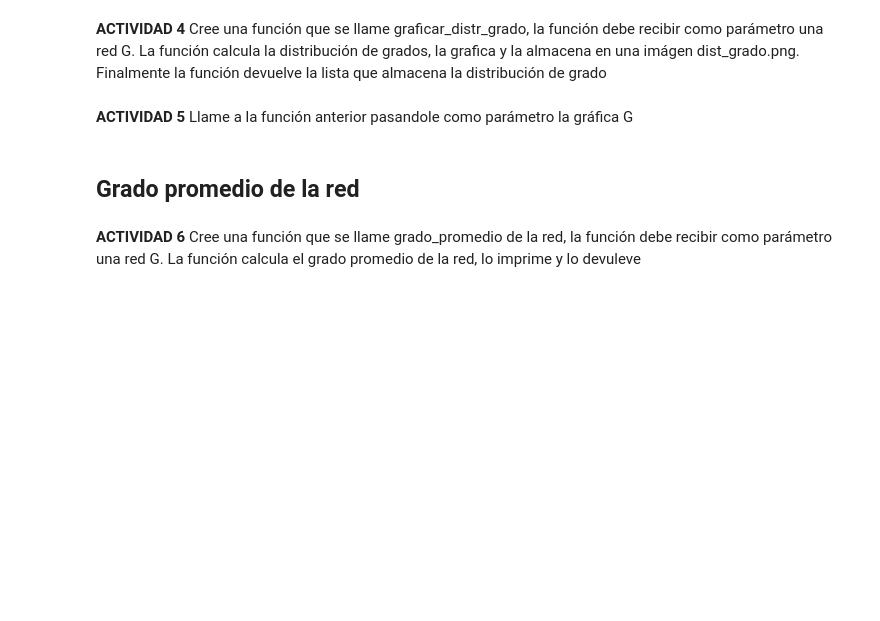
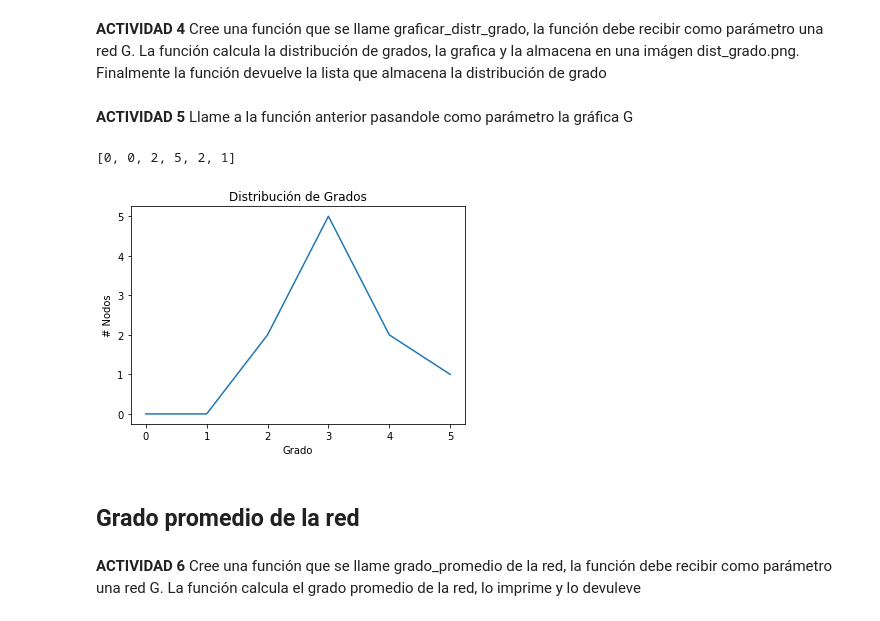
Before and after one commit to Rycci/practicas-ICT, a Jupyter notebook: Practica2/Practica2.ipynb, the cells around one changed output. Drawn from its saved outputs; the diff is of its cells as text; code cells hidden in the pictures; blank space fills up the shorter version.

```diff
--- a/Practica2/Practica2.ipynb
+++ b/Practica2/Practica2.ipynb
@@ -129,8 +156,21 @@ plt.savefig("distribucion.png")
 [figure]
 # %% [markdown]
 **ACTIVIDAD 4** Cree una función que se llame graficar_distr_grado, la función debe recibir como parámetro una red G. La función calcula la distribución de grados, la grafica y la almacena en una imágen dist_grado.png. Finalmente la función devuelve la lista que almacena la distribución de grado
+# %%
+def graficar_distr_grado(graph):
+    plt.title("Distribución de Grados")
+    plt.plot(nx.degree_histogram(graph))
+    plt.xlabel("Grado")
+    plt.ylabel("# Nodos")
+    plt.savefig("dist_grado.png")
+    return nx.degree_histogram(graph)
 # %% [markdown]
 **ACTIVIDAD 5** Llame a la función anterior pasandole como parámetro la gráfica G
+# %%
+graficar_distr_grado(G)
+# %% [output]
+[0, 0, 2, 5, 2, 1]
+[figure, added]
 # %% [markdown]
 ## Grado promedio de la red
 # %% [markdown]
```
Also changed, not shown: parts of 9 cells of this notebook, 4 other files.
